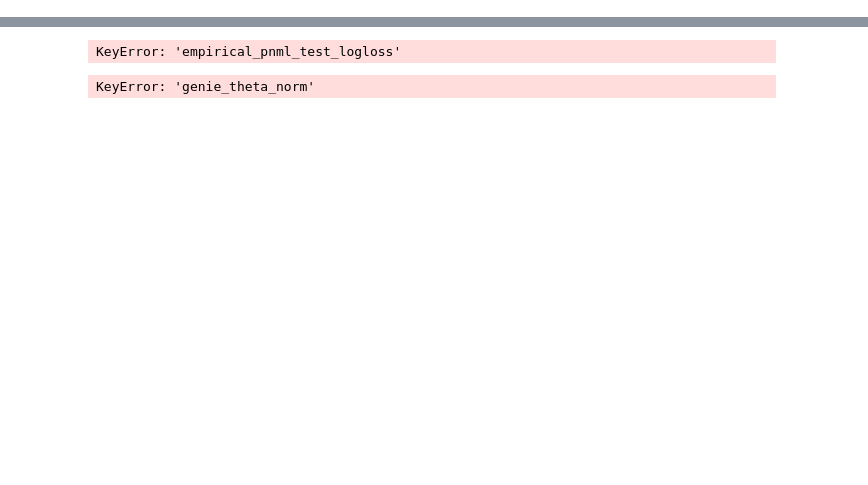
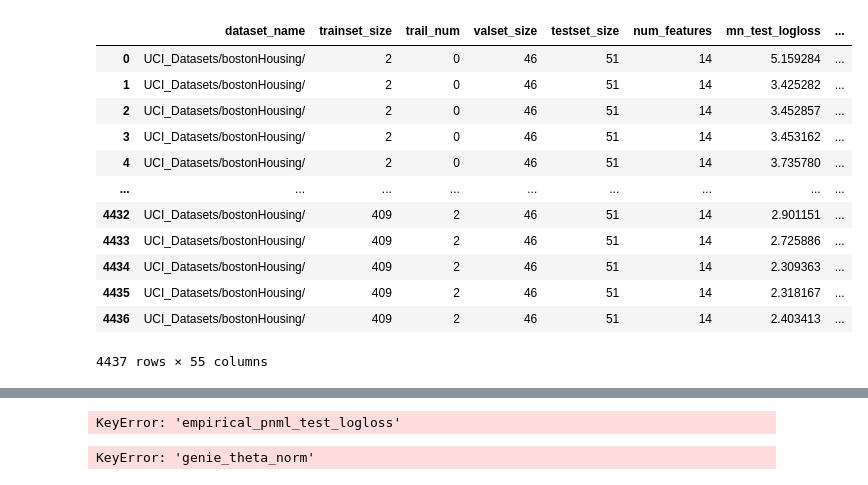
Before and after one commit to kobybibas/pnml_linear_regression_simulation, a Jupyter notebook: notebooks/single_real_data.ipynb, the cells around one changed output, grey strips where cells are left out. Drawn from its saved outputs; the diff is of its cells as text; code cells hidden in the pictures; blank space fills up the shorter version.

```diff
--- a/notebooks/single_real_data.ipynb
+++ b/notebooks/single_real_data.ipynb
@@ -82,3 +75,19 @@ print(var_types)
+# %%
+res_df
+# %% [output]
+|  | dataset_name | trainset_size | trail_num | valset_size | testset_size | num_features | mn_test_logloss | ... |
+| 0 | UCI_Datasets/bostonHousing/ | 2 | 0 | 46 | 51 | 14 | 5.159284 | ... |
+| 1 | UCI_Datasets/bostonHousing/ | 2 | 0 | 46 | 51 | 14 | 3.425282 | ... |
+| 2 | UCI_Datasets/bostonHousing/ | 2 | 0 | 46 | 51 | 14 | 3.452857 | ... |
+| 3 | UCI_Datasets/bostonHousing/ | 2 | 0 | 46 | 51 | 14 | 3.453162 | ... |
+| 4 | UCI_Datasets/bostonHousing/ | 2 | 0 | 46 | 51 | 14 | 3.735780 | ... |
+| ... | ... | ... | ... | ... | ... | ... | ... | ... |
+| 4432 | UCI_Datasets/bostonHousing/ | 409 | 2 | 46 | 51 | 14 | 2.901151 | ... |
+| 4433 | UCI_Datasets/bostonHousing/ | 409 | 2 | 46 | 51 | 14 | 2.725886 | ... |
+| 4434 | UCI_Datasets/bostonHousing/ | 409 | 2 | 46 | 51 | 14 | 2.309363 | ... |
+| 4435 | UCI_Datasets/bostonHousing/ | 409 | 2 | 46 | 51 | 14 | 2.318167 | ... |
+| 4436 | UCI_Datasets/bostonHousing/ | 409 | 2 | 46 | 51 | 14 | 2.403413 | ... |
+4437 rows × 55 columns
 # %%
 #
 var_types = [
```
Also changed, not shown: parts of 10 cells of this notebook, 10 other files.
